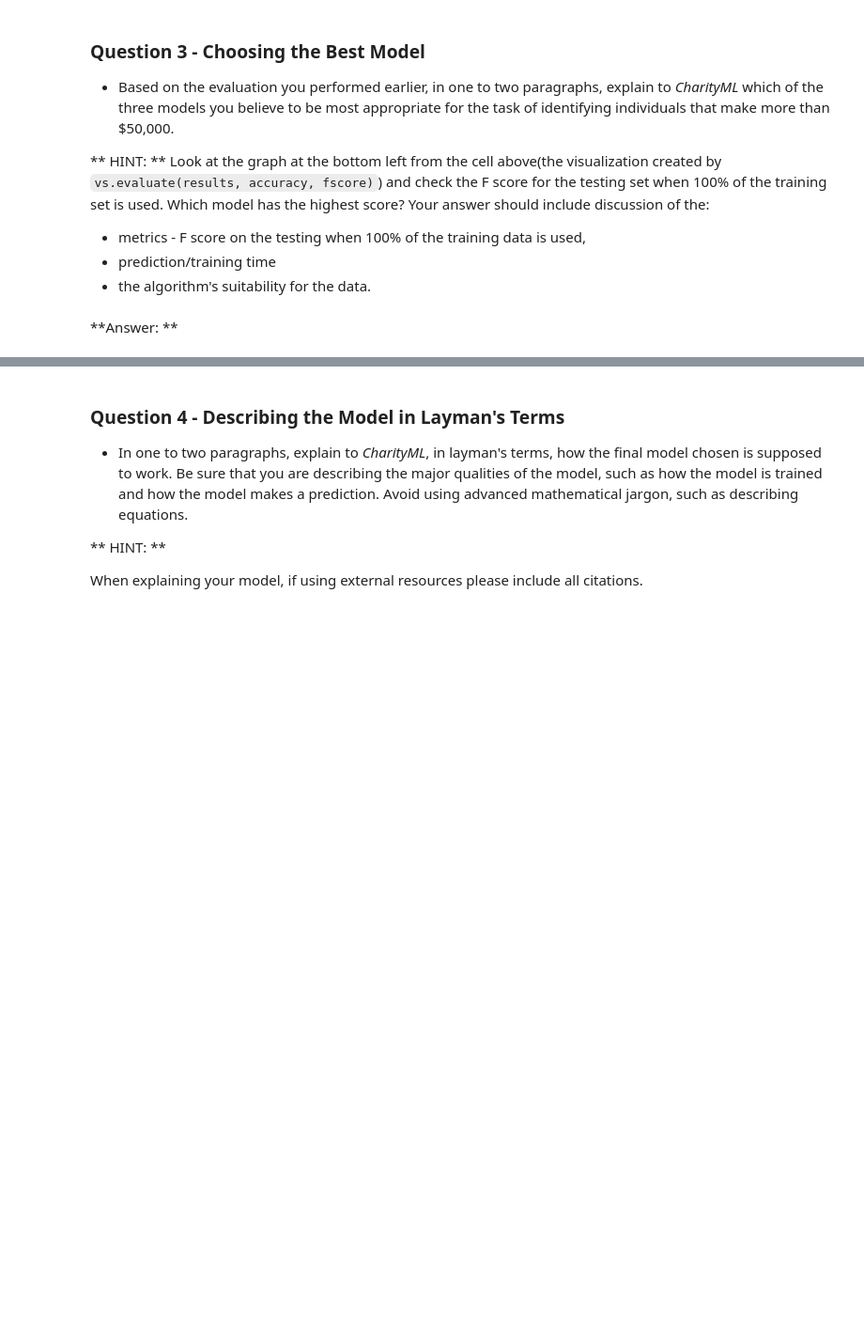
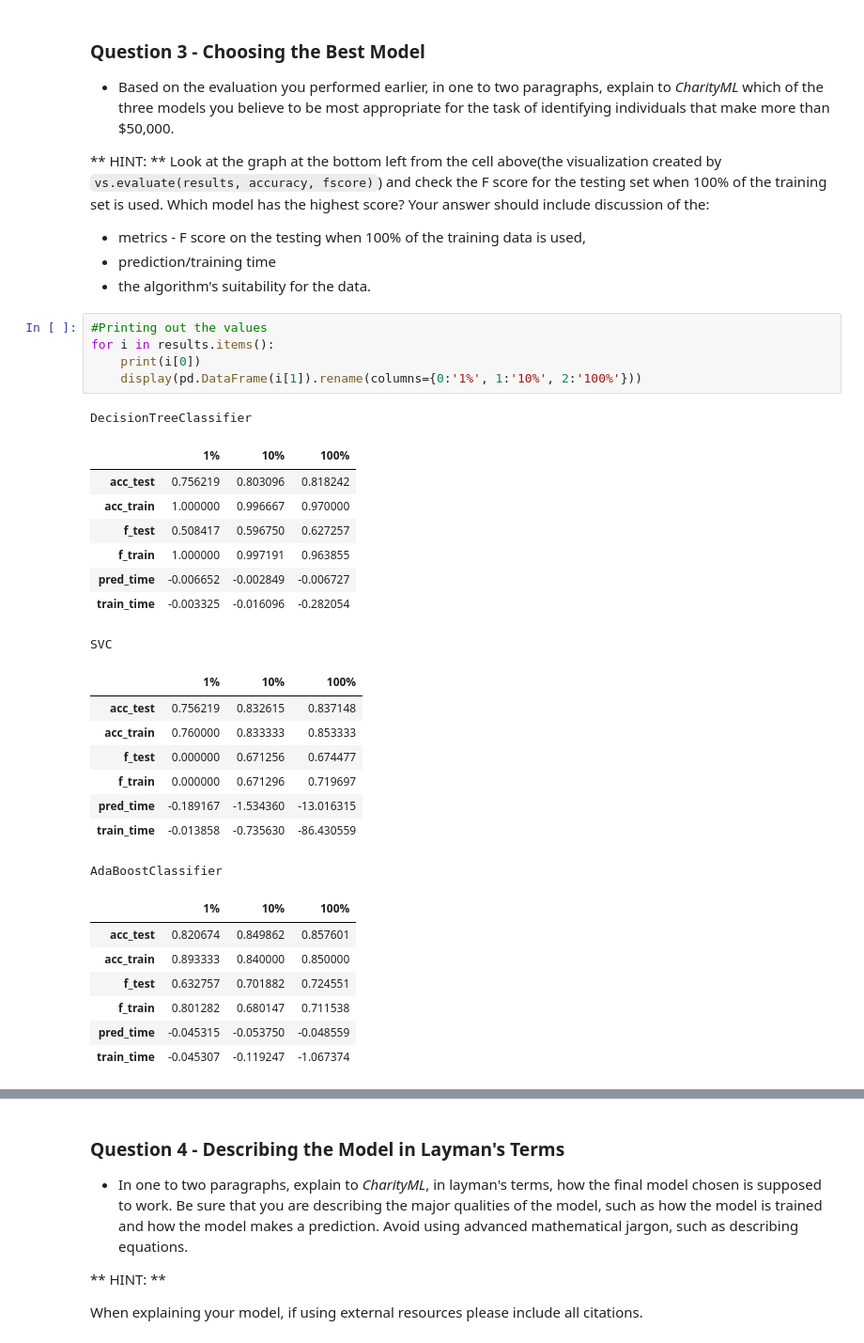
Before and after one commit to terezai/finding-donors, a Jupyter notebook: finding_donors.ipynb, the cells around one changed output, grey strips where cells are left out. Shown at 94% size. Saved outputs shown, nothing was run; the diff lists cells and outputs as text; blank space fills up the shorter version.

```diff
--- a/finding_donors.ipynb
+++ b/finding_donors.ipynb
@@ -389,5 +480,33 @@ Look at the graph at the bottom left from the cell above(the visualization creat
 * metrics - F score on the testing when 100% of the training data is used,
 * prediction/training time
 * the algorithm's suitability for the data.
-# %% [markdown]
-**Answer: **
+# %%
+#Printing out the values
+for i in results.items():
+    print(i[0])
+    display(pd.DataFrame(i[1]).rename(columns={0:'1%', 1:'10%', 2:'100%'}))
+# %% [output]
+DecisionTreeClassifier
+|  | 1% | 10% | 100% |
+| acc_test | 0.756219 | 0.803096 | 0.818242 |
+| acc_train | 1.000000 | 0.996667 | 0.970000 |
+| f_test | 0.508417 | 0.596750 | 0.627257 |
+| f_train | 1.000000 | 0.997191 | 0.963855 |
+| pred_time | -0.006652 | -0.002849 | -0.006727 |
+| train_time | -0.003325 | -0.016096 | -0.282054 |
+SVC
+|  | 1% | 10% | 100% |
+| acc_test | 0.756219 | 0.832615 | 0.837148 |
+| acc_train | 0.760000 | 0.833333 | 0.853333 |
+| f_test | 0.000000 | 0.671256 | 0.674477 |
+| f_train | 0.000000 | 0.671296 | 0.719697 |
+| pred_time | -0.189167 | -1.534360 | -13.016315 |
+| train_time | -0.013858 | -0.735630 | -86.430559 |
+AdaBoostClassifier
+|  | 1% | 10% | 100% |
+| acc_test | 0.820674 | 0.849862 | 0.857601 |
+| acc_train | 0.893333 | 0.840000 | 0.850000 |
+| f_test | 0.632757 | 0.701882 | 0.724551 |
+| f_train | 0.801282 | 0.680147 | 0.711538 |
+| pred_time | -0.045315 | -0.053750 | -0.048559 |
+| train_time | -0.045307 | -0.119247 | -1.067374 |
```
Also changed, not shown: parts of 30 cells of this notebook, 1 other file.
